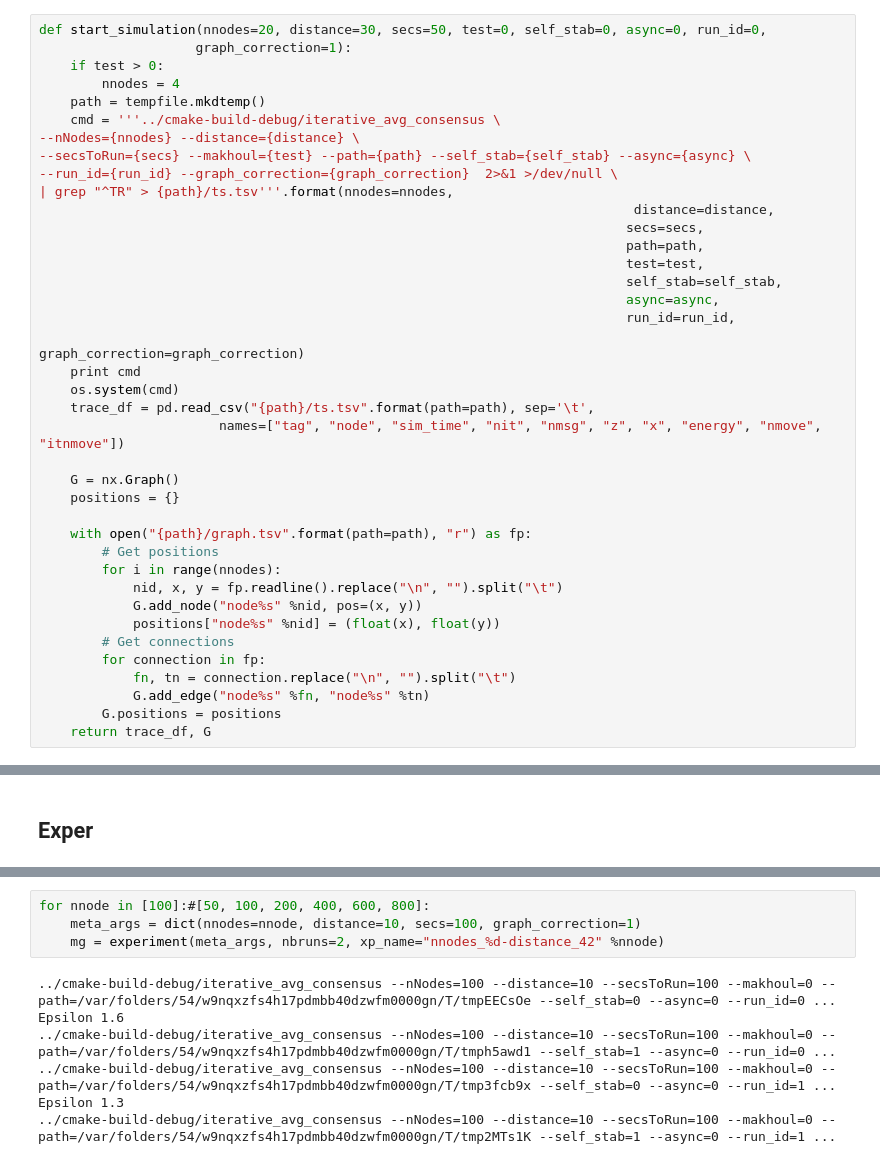
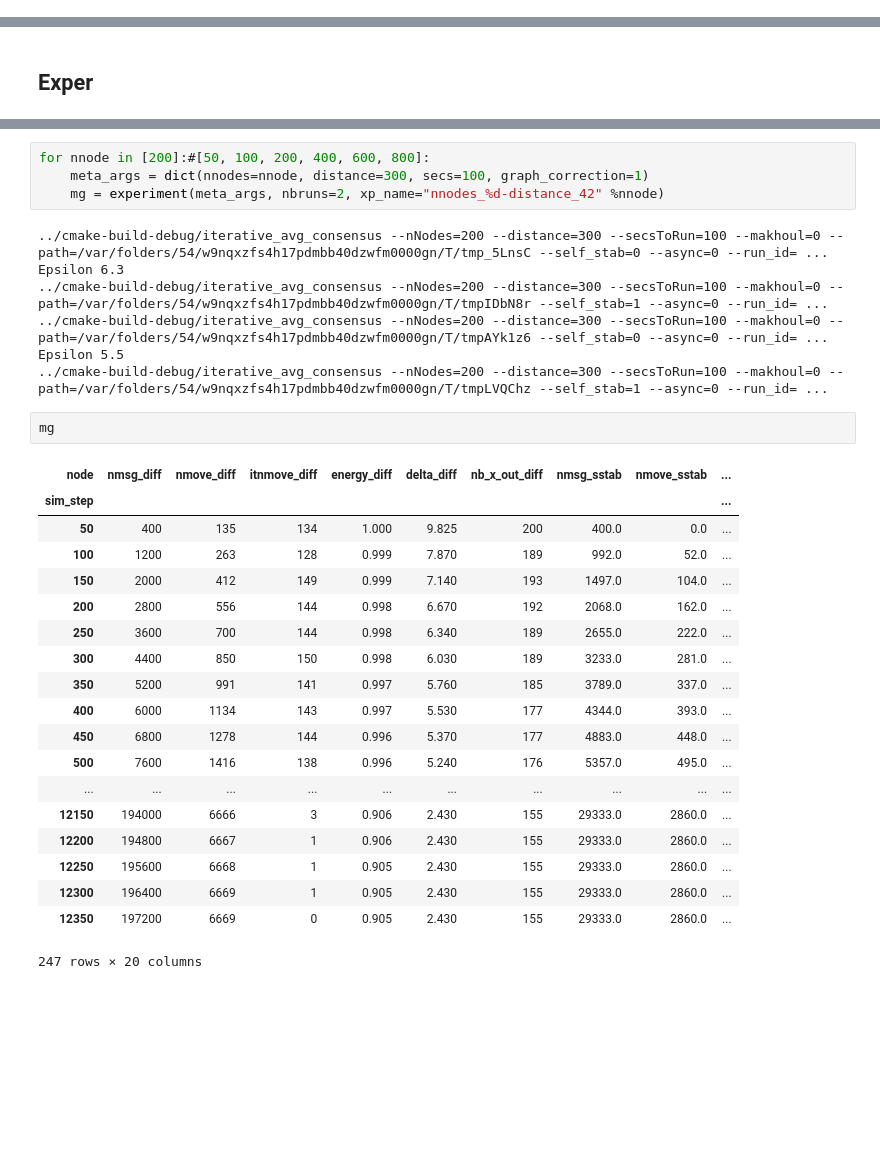
Before and after one commit to lmatthieu/distributed-average-consensus, a Jupyter notebook: notebook/iterative_avg_consensus_experiments.ipynb, the cells around one changed output, grey strips where cells are left out. Saved outputs shown, nothing was run; the diff lists cells and outputs as text; blank space fills up the shorter version.

```diff
--- a/notebook/iterative_avg_consensus_experiments.ipynb
+++ b/notebook/iterative_avg_consensus_experiments.ipynb
@@ -36,42 +36,3 @@ Program Arguments:
 ## Simulation meta command
 
 NS_LOG=IterativeAvgConsensus=level_info
-# %%
-def start_simulation(nnodes=20, distance=30, secs=50, test=0, self_stab=0, async=0, run_id=0,
-                    graph_correction=1):
-    if test > 0:
-        nnodes = 4
-    path = tempfile.mkdtemp()
-    cmd = '''../cmake-build-debug/iterative_avg_consensus \
---nNodes={nnodes} --distance={distance} \
---secsToRun={secs} --makhoul={test} --path={path} --self_stab={self_stab} --async={async} \
---run_id={run_id} --graph_correction={graph_correction}  2>&1 >/dev/null \
-| grep "^TR" > {path}/ts.tsv'''.format(nnodes=nnodes,
-                                                                            distance=distance,
-                                                                           secs=secs,
-                                                                           path=path,
-                                                                           test=test,
-                                                                           self_stab=self_stab,
-                                                                           async=async,
-                                                                           run_id=run_id,
-                                                                           graph_correction=graph_correction)
-    print cmd
-    os.system(cmd)
-    trace_df = pd.read_csv("{path}/ts.tsv".format(path=path), sep='\t',
-                       names=["tag", "node", "sim_time", "nit", "nmsg", "z", "x", "energy", "nmove", "itnmove"])
-
-    G = nx.Graph()
-    positions = {}
-
-    with open("{path}/graph.tsv".format(path=path), "r") as fp:
-        # Get positions
-        for i in range(nnodes):
-            nid, x, y = fp.readline().replace("\n", "").split("\t")
-            G.add_node("node%s" %nid, pos=(x, y))
-            positions["node%s" %nid] = (float(x), float(y))
-        # Get connections
-        for connection in fp:
-            fn, tn = connection.replace("\n", "").split("\t")
-            G.add_edge("node%s" %fn, "node%s" %tn)
-        G.positions = positions
-    return trace_df, G
@@ -206,14 +217,36 @@ def experiment(meta_args, epsilon=10e-3, sim_avg=1, nbruns=1, force_run_id=None,
 # %%
-for nnode in [100]:#[50, 100, 200, 400, 600, 800]:
-    meta_args = dict(nnodes=nnode, distance=10, secs=100, graph_correction=1)
+for nnode in [200]:#[50, 100, 200, 400, 600, 800]:
+    meta_args = dict(nnodes=nnode, distance=300, secs=100, graph_correction=1)
     mg = experiment(meta_args, nbruns=2, xp_name="nnodes_%d-distance_42" %nnode)
 # %% [output]
-../cmake-build-debug/iterative_avg_consensus --nNodes=100 --distance=10 --secsToRun=100 --makhoul=0 --path=/var/folders/54/w9nqxzfs4h17pdmbb40dzwfm0000gn/T/tmpEECsOe --self_stab=0 --async=0 --run_id=0 ...
-Epsilon 1.6
-../cmake-build-debug/iterative_avg_consensus --nNodes=100 --distance=10 --secsToRun=100 --makhoul=0 --path=/var/folders/54/w9nqxzfs4h17pdmbb40dzwfm0000gn/T/tmph5awd1 --self_stab=1 --async=0 --run_id=0 ...
-../cmake-build-debug/iterative_avg_consensus --nNodes=100 --distance=10 --secsToRun=100 --makhoul=0 --path=/var/folders/54/w9nqxzfs4h17pdmbb40dzwfm0000gn/T/tmp3fcb9x --self_stab=0 --async=0 --run_id=1 ...
-Epsilon 1.3
-../cmake-build-debug/iterative_avg_consensus --nNodes=100 --distance=10 --secsToRun=100 --makhoul=0 --path=/var/folders/54/w9nqxzfs4h17pdmbb40dzwfm0000gn/T/tmp2MTs1K --self_stab=1 --async=0 --run_id=1 ...
+../cmake-build-debug/iterative_avg_consensus --nNodes=200 --distance=300 --secsToRun=100 --makhoul=0 --path=/var/folders/54/w9nqxzfs4h17pdmbb40dzwfm0000gn/T/tmp_5LnsC --self_stab=0 --async=0 --run_id= ...
+Epsilon 6.3
+../cmake-build-debug/iterative_avg_consensus --nNodes=200 --distance=300 --secsToRun=100 --makhoul=0 --path=/var/folders/54/w9nqxzfs4h17pdmbb40dzwfm0000gn/T/tmpIDbN8r --self_stab=1 --async=0 --run_id= ...
+../cmake-build-debug/iterative_avg_consensus --nNodes=200 --distance=300 --secsToRun=100 --makhoul=0 --path=/var/folders/54/w9nqxzfs4h17pdmbb40dzwfm0000gn/T/tmpAYk1z6 --self_stab=0 --async=0 --run_id= ...
+Epsilon 5.5
+../cmake-build-debug/iterative_avg_consensus --nNodes=200 --distance=300 --secsToRun=100 --makhoul=0 --path=/var/folders/54/w9nqxzfs4h17pdmbb40dzwfm0000gn/T/tmpLVQChz --self_stab=1 --async=0 --run_id= ...
+# %%
+mg
+# %% [output]
+| node | nmsg_diff | nmove_diff | itnmove_diff | energy_diff | delta_diff | nb_x_out_diff | nmsg_sstab | nmove_sstab | ... |
+| sim_step |  |  |  |  |  |  |  |  | ... |
+| 50 | 400 | 135 | 134 | 1.000 | 9.825 | 200 | 400.0 | 0.0 | ... |
+| 100 | 1200 | 263 | 128 | 0.999 | 7.870 | 189 | 992.0 | 52.0 | ... |
+| 150 | 2000 | 412 | 149 | 0.999 | 7.140 | 193 | 1497.0 | 104.0 | ... |
+| 200 | 2800 | 556 | 144 | 0.998 | 6.670 | 192 | 2068.0 | 162.0 | ... |
+| 250 | 3600 | 700 | 144 | 0.998 | 6.340 | 189 | 2655.0 | 222.0 | ... |
+| 300 | 4400 | 850 | 150 | 0.998 | 6.030 | 189 | 3233.0 | 281.0 | ... |
+| 350 | 5200 | 991 | 141 | 0.997 | 5.760 | 185 | 3789.0 | 337.0 | ... |
+| 400 | 6000 | 1134 | 143 | 0.997 | 5.530 | 177 | 4344.0 | 393.0 | ... |
+| 450 | 6800 | 1278 | 144 | 0.996 | 5.370 | 177 | 4883.0 | 448.0 | ... |
+| 500 | 7600 | 1416 | 138 | 0.996 | 5.240 | 176 | 5357.0 | 495.0 | ... |
+| ... | ... | ... | ... | ... | ... | ... | ... | ... | ... |
+| 12150 | 194000 | 6666 | 3 | 0.906 | 2.430 | 155 | 29333.0 | 2860.0 | ... |
+| 12200 | 194800 | 6667 | 1 | 0.906 | 2.430 | 155 | 29333.0 | 2860.0 | ... |
+| 12250 | 195600 | 6668 | 1 | 0.905 | 2.430 | 155 | 29333.0 | 2860.0 | ... |
+| 12300 | 196400 | 6669 | 1 | 0.905 | 2.430 | 155 | 29333.0 | 2860.0 | ... |
+| 12350 | 197200 | 6669 | 0 | 0.905 | 2.430 | 155 | 29333.0 | 2860.0 | ... |
+247 rows × 20 columns
 # %%
 ## Generating experiments that can be started with parallel function
 
```
Also changed, not shown: parts of 14 cells of this notebook, 2 other files.
